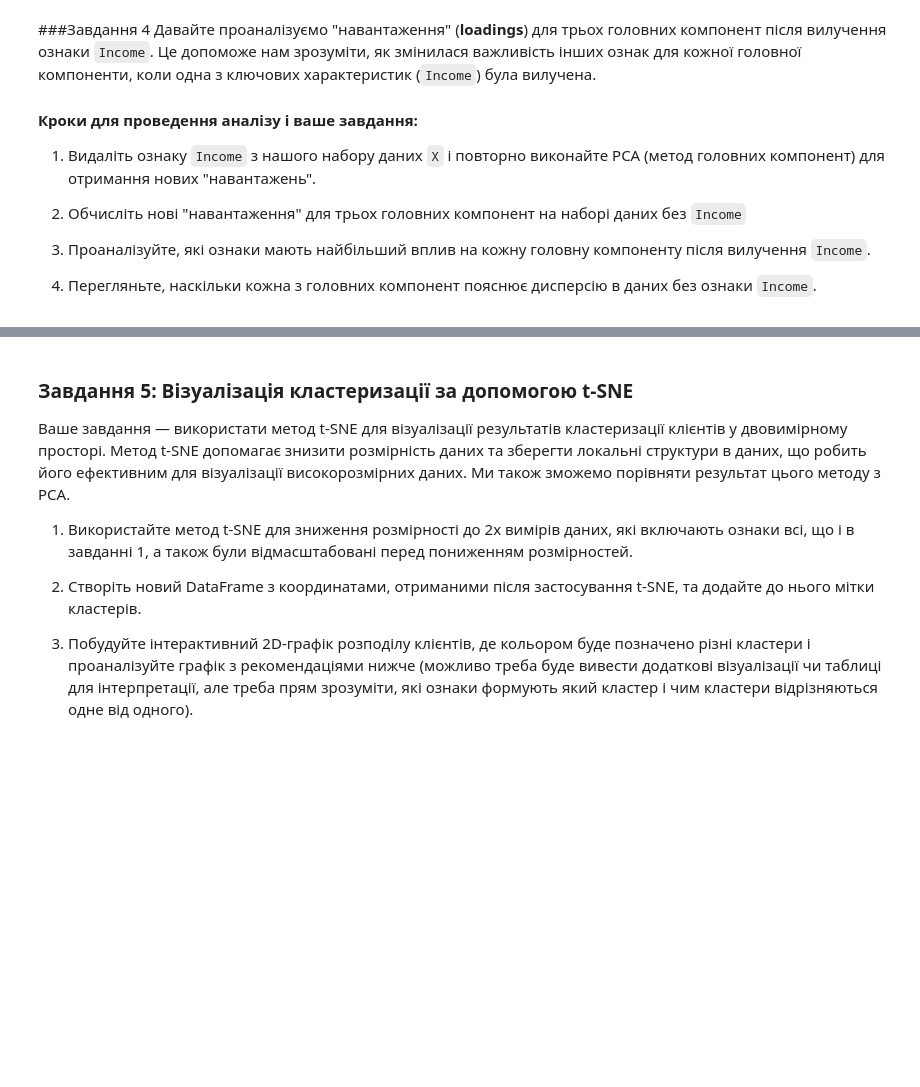
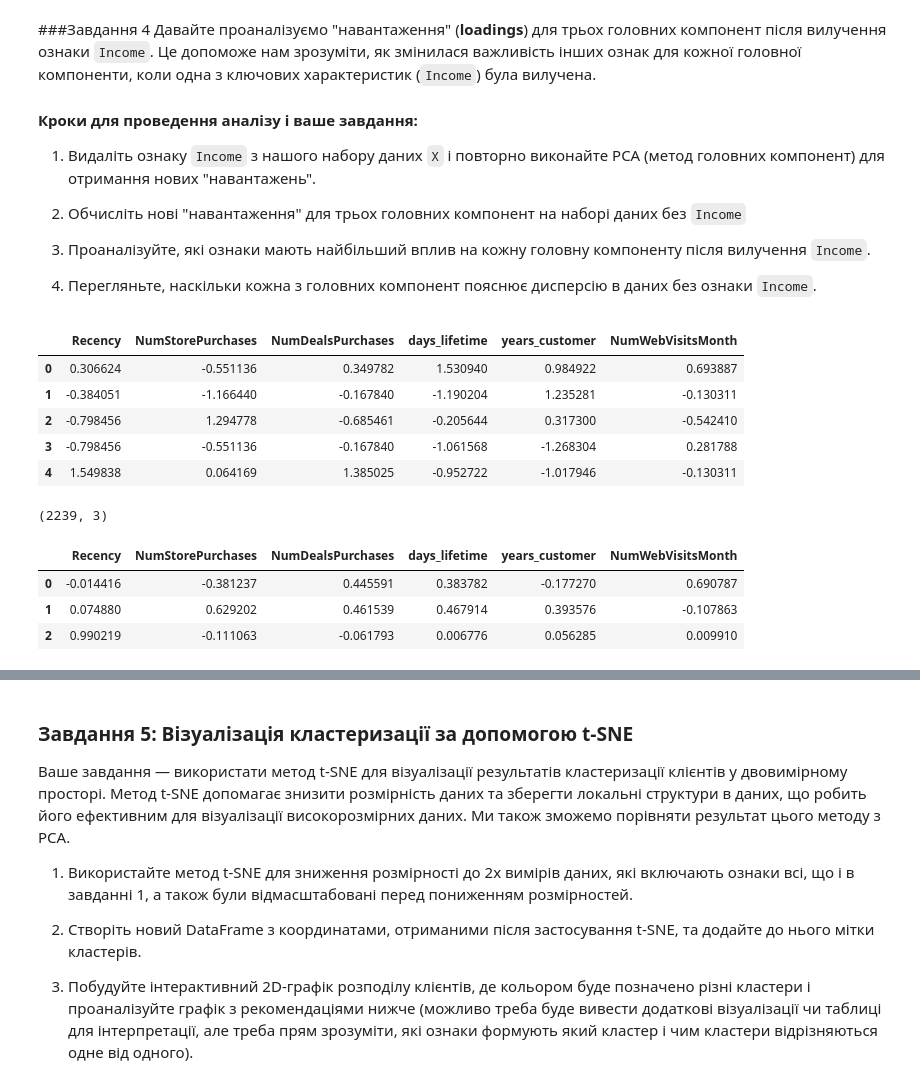
Before and after one commit to Maxstef/data-loves-ml-for-people-course, a Jupyter notebook: notebooks/3_2_dimensionality_reduction/HW_Методи_пониження_розмірності.ipynb, the cells around one changed output, grey strips where cells are left out. Cells and saved outputs as stored; diff of their text form; code cells hidden in the pictures; blank space fills up the shorter version.

```diff
--- a/notebooks/3_2_dimensionality_reduction/HW_Методи_пониження_розмірності.ipynb
+++ b/notebooks/3_2_dimensionality_reduction/HW_Методи_пониження_розмірності.ipynb
@@ -324,3 +425,13 @@ plt.show()
 3. Проаналізуйте, які ознаки мають найбільший вплив на кожну головну компоненту після вилучення `Income`.
 
 4. Перегляньте, наскільки кожна з головних компонент пояснює дисперсію в даних без ознаки `Income`.
+# %%
+X_scaled_no_income = X_scaled.drop(['Income', 'Cluster'], axis=1)
+X_scaled_no_income.head()
+# %% [output]
+|  | Recency | NumStorePurchases | NumDealsPurchases | days_lifetime | years_customer | NumWebVisitsMonth |
+| 0 | 0.306624 | -0.551136 | 0.349782 | 1.530940 | 0.984922 | 0.693887 |
+| 1 | -0.384051 | -1.166440 | -0.167840 | -1.190204 | 1.235281 | -0.130311 |
+| 2 | -0.798456 | 1.294778 | -0.685461 | -0.205644 | 0.317300 | -0.542410 |
+| 3 | -0.798456 | -0.551136 | -0.167840 | -1.061568 | -1.268304 | 0.281788 |
+| 4 | 1.549838 | 0.064169 | 1.385025 | -0.952722 | -1.017946 | -0.130311 |
@@ -326,0 +443,18 @@ plt.show()
+# %%
+pca = PCA(n_components=3)
+pca_data = pca.fit_transform(X_scaled_no_income) # .drop('Cluster', axis=1)
+pca_data.shape
+# %% [output]
+(2239, 3)
+# %%
+features_df = pd.DataFrame(
+        pca.components_,
+        columns=X_scaled_no_income.columns
+    )
+
+features_df
+# %% [output]
+|  | Recency | NumStorePurchases | NumDealsPurchases | days_lifetime | years_customer | NumWebVisitsMonth |
+| 0 | -0.014416 | -0.381237 | 0.445591 | 0.383782 | -0.177270 | 0.690787 |
+| 1 | 0.074880 | 0.629202 | 0.461539 | 0.467914 | 0.393576 | -0.107863 |
+| 2 | 0.990219 | -0.111063 | -0.061793 | 0.006776 | 0.056285 | 0.009910 |
```
Also changed, not shown: parts of 10 cells of this notebook.
